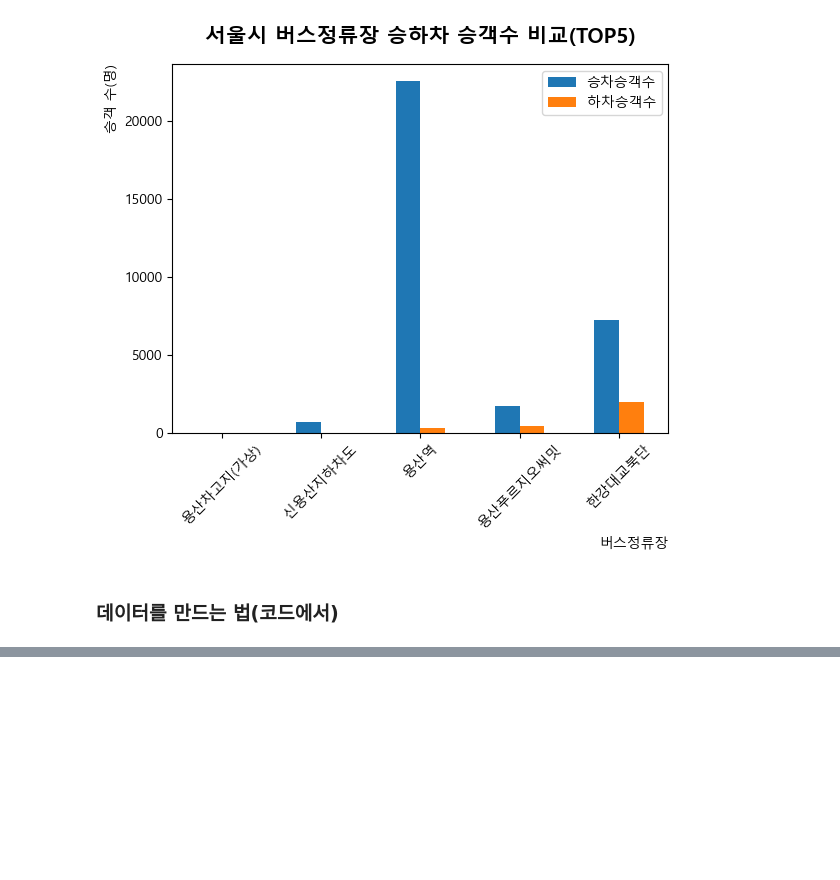
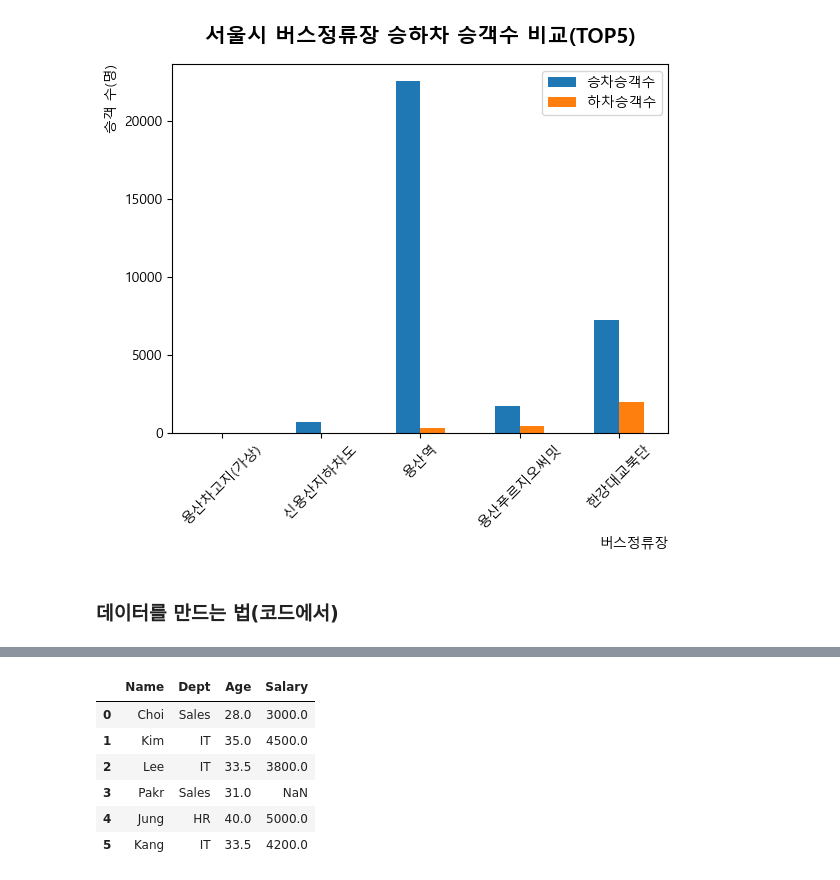
Before and after one commit to hslcrb/kw-competition-practice, a Jupyter notebook: 20260704-토요실습1.ipynb, the cells around one changed output, grey strips where cells are left out. Saved outputs shown, nothing was run; the diff lists cells and outputs as text; code cells hidden in the pictures; blank space fills up the shorter version.

```diff
--- a/20260704-토요실습1.ipynb
+++ b/20260704-토요실습1.ipynb
@@ -284,0 +295,12 @@ df.loc[df['Dept']=='IT',['Name','Salary']]        # Dept 이름이 IT이면 Name
+# %%
+avg=df['Age'].mean()                # Age 의 평균을 구한다. mean은 평균을 의미한다.
+df['Age']=df['Age'].fillna(avg)     # 데이터프레임에 Age에 이 avg 변수에 담긴 Age 평균을 담는다.
+df                                 # 그리고 데이터프레임을 출력한다.
+# %% [output]
+|  | Name | Dept | Age | Salary |
+| 0 | Choi | Sales | 28.0 | 3000.0 |
+| 1 | Kim | IT | 35.0 | 4500.0 |
+| 2 | Lee | IT | 33.5 | 3800.0 |
+| 3 | Pakr | Sales | 31.0 | NaN |
+| 4 | Jung | HR | 40.0 | 5000.0 |
+| 5 | Kang | IT | 33.5 | 4200.0 |
```
Also changed, not shown: parts of 11 cells of this notebook.
